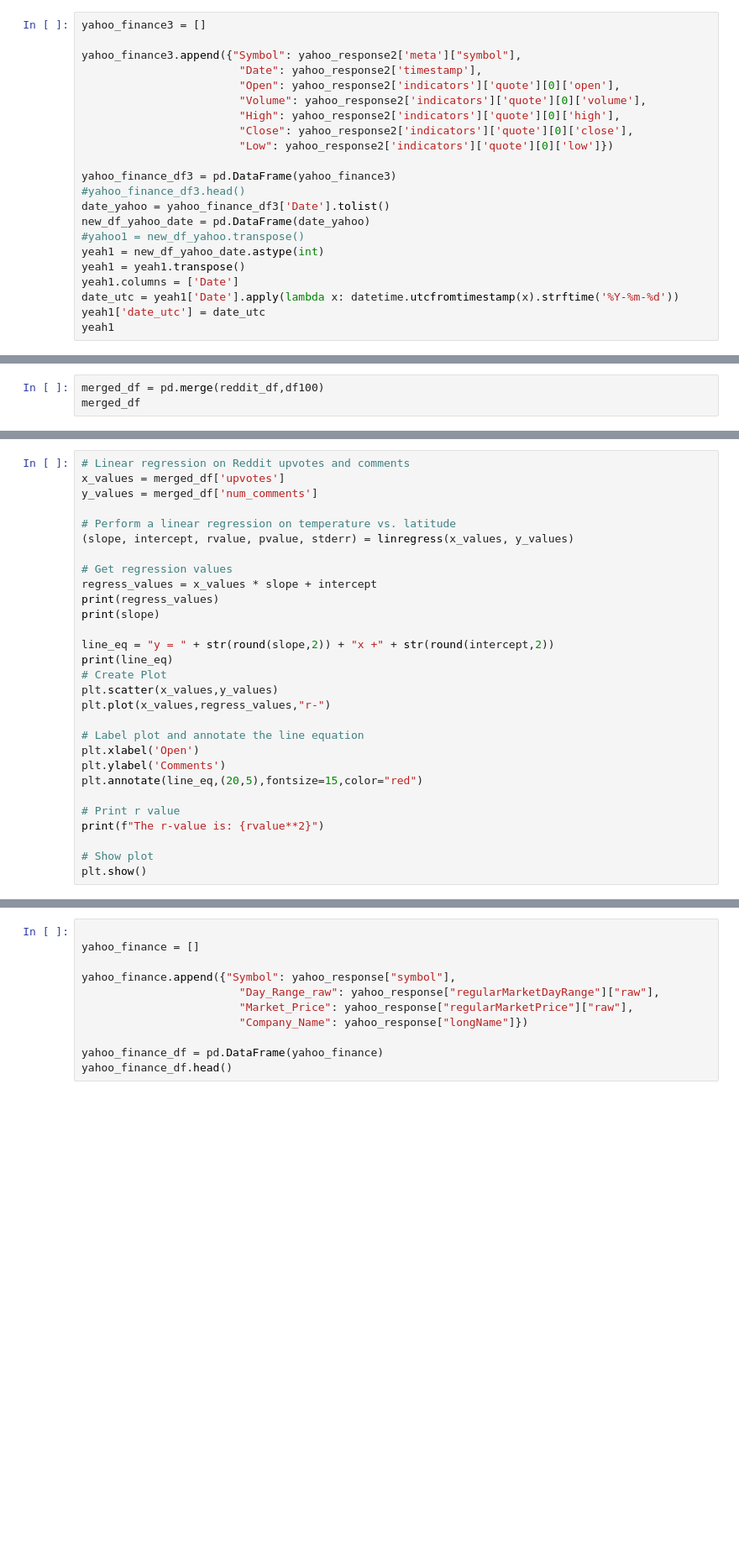
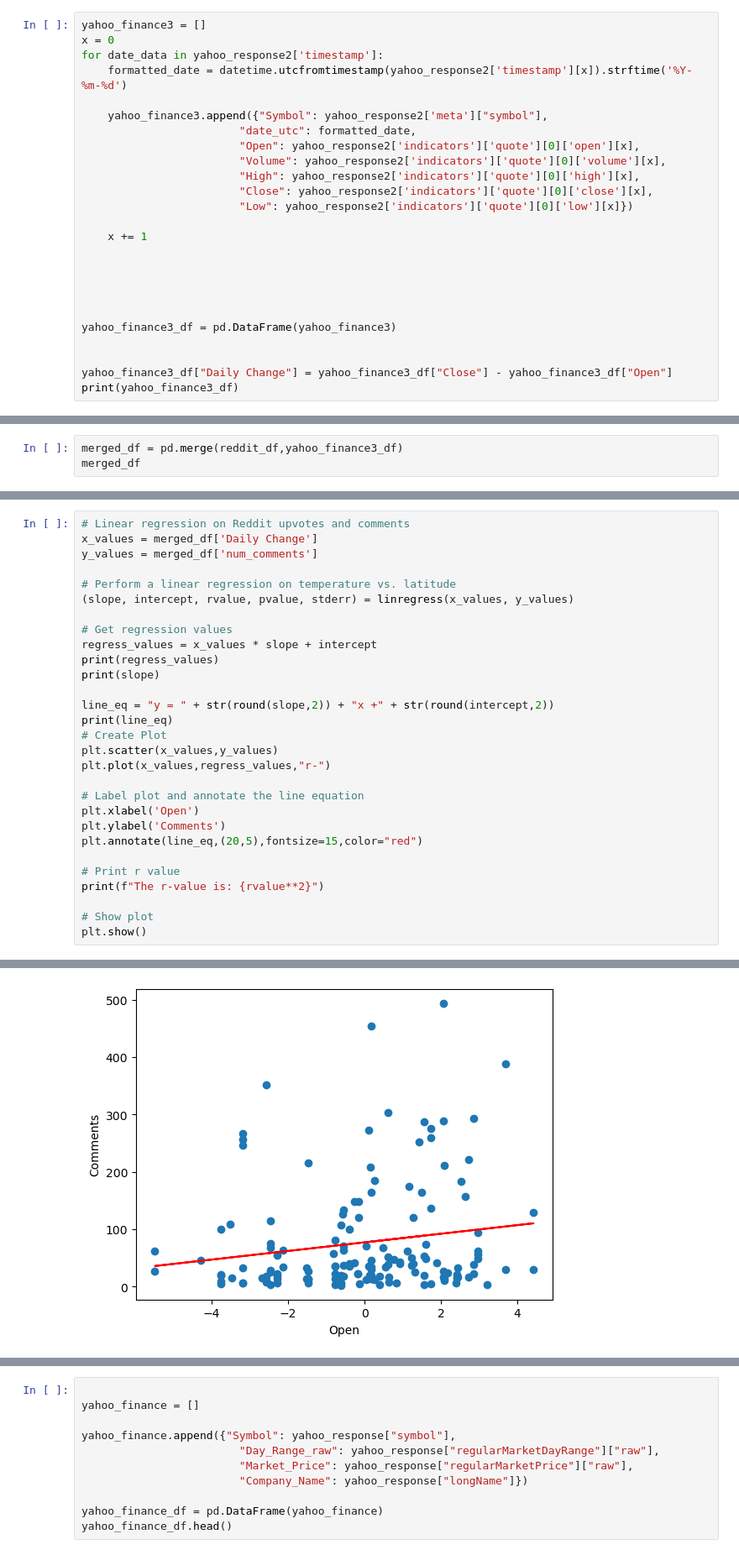
Before and after one commit to AprilHolmes7825/Project_1, a Jupyter notebook: Reddit_data_pull.ipynb, the cells around one changed output, grey strips where cells are left out. Shown: that part at 84% size. Drawn from its saved outputs; the diff is of its cells as text; blank space fills up the shorter version.

```diff
--- a/Reddit_data_pull.ipynb
+++ b/Reddit_data_pull.ipynb
@@ -147,23 +143,26 @@ yahoo_response2
 # %%
 yahoo_finance3 = []
+x = 0
+for date_data in yahoo_response2['timestamp']:
+    formatted_date = datetime.utcfromtimestamp(yahoo_response2['timestamp'][x]).strftime('%Y-%m-%d')
 
-yahoo_finance3.append({"Symbol": yahoo_response2['meta']["symbol"],
-                        "Date": yahoo_response2['timestamp'],
-                        "Open": yahoo_response2['indicators']['quote'][0]['open'],
-                        "Volume": yahoo_response2['indicators']['quote'][0]['volume'],
-                        "High": yahoo_response2['indicators']['quote'][0]['high'],
-                        "Close": yahoo_response2['indicators']['quote'][0]['close'],
-                        "Low": yahoo_response2['indicators']['quote'][0]['low']})
+    yahoo_finance3.append({"Symbol": yahoo_response2['meta']["symbol"],
+                        "date_utc": formatted_date,
+                        "Open": yahoo_response2['indicators']['quote'][0]['open'][x],
+                        "Volume": yahoo_response2['indicators']['quote'][0]['volume'][x],
+                        "High": yahoo_response2['indicators']['quote'][0]['high'][x],
+                        "Close": yahoo_response2['indicators']['quote'][0]['close'][x],
+                        "Low": yahoo_response2['indicators']['quote'][0]['low'][x]})
 
-yahoo_finance_df3 = pd.DataFrame(yahoo_finance3)
-#yahoo_finance_df3.head()
-date_yahoo = yahoo_finance_df3['Date'].tolist()
-new_df_yahoo_date = pd.DataFrame(date_yahoo)
-#yahoo1 = new_df_yahoo.transpose()
-yeah1 = new_df_yahoo_date.astype(int)
-yeah1 = yeah1.transpose()
-yeah1.columns = ['Date']
-date_utc = yeah1['Date'].apply(lambda x: datetime.utcfromtimestamp(x).strftime('%Y-%m-%d'))
-yeah1['date_utc'] = date_utc
-yeah1
+    x += 1
+
+
+
+
+
+yahoo_finance3_df = pd.DataFrame(yahoo_finance3)
+
+
+yahoo_finance3_df["Daily Change"] = yahoo_finance3_df["Close"] - yahoo_finance3_df["Open"]
+print(yahoo_finance3_df)
 # %% [output]
@@ -271,3 +186,3 @@ open_close_df
 # %%
-merged_df = pd.merge(reddit_df,df100)
+merged_df = pd.merge(reddit_df,yahoo_finance3_df)
 merged_df
@@ -274,6 +222,6 @@ merged_df
 # %%
 # Linear regression on Reddit upvotes and comments
-x_values = merged_df['upvotes']
+x_values = merged_df['Daily Change']
 y_values = merged_df['num_comments']
 
 # Perform a linear regression on temperature vs. latitude
@@ -300,3 +248,4 @@ print(f"The r-value is: {rvalue**2}")
 
 # Show plot
 plt.show()
+# %% [output]
@@ -302,0 +267 @@ plt.show()
+[figure, added]
```
Also changed, not shown: parts of 14 cells of this notebook.
